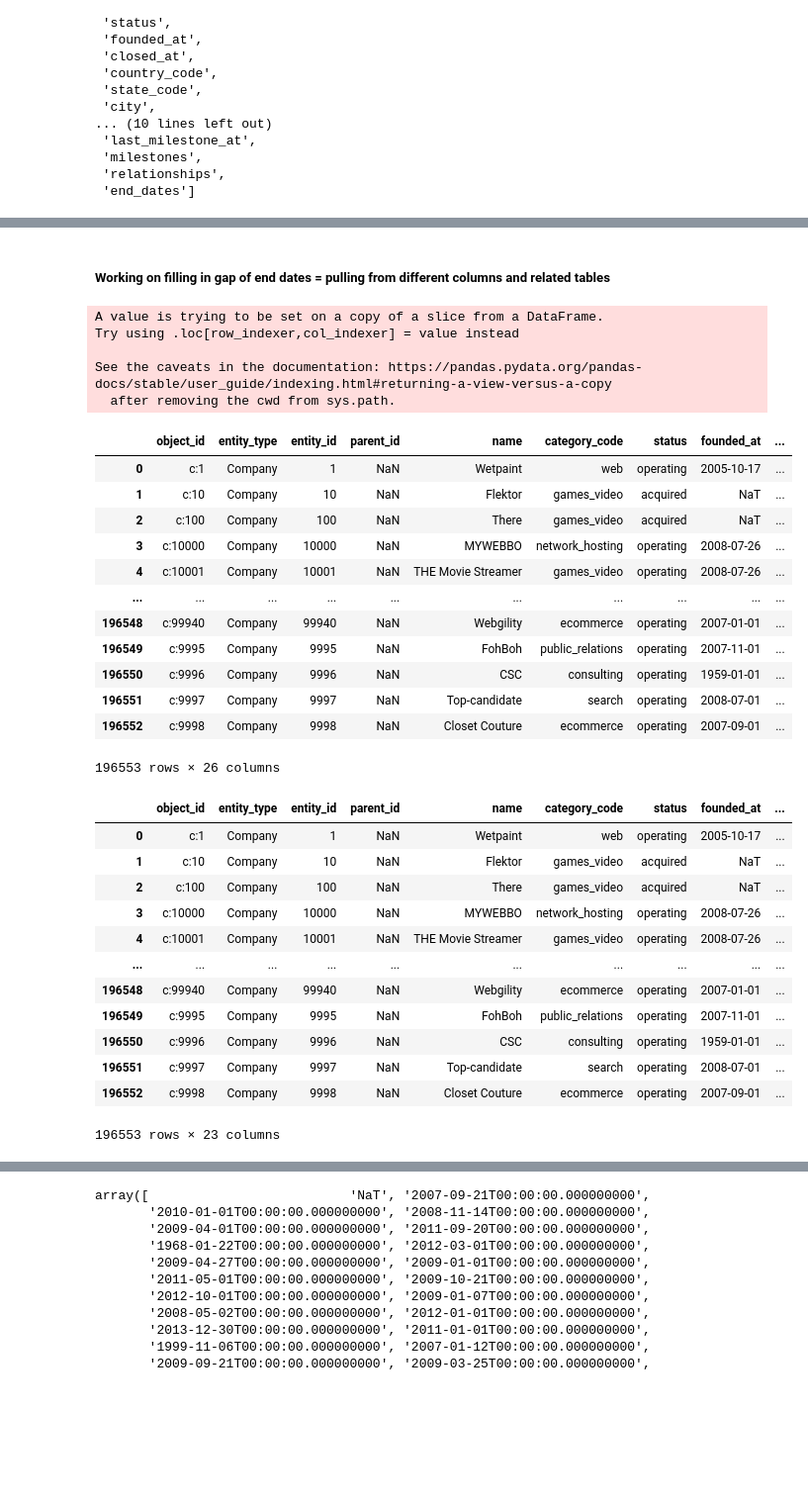
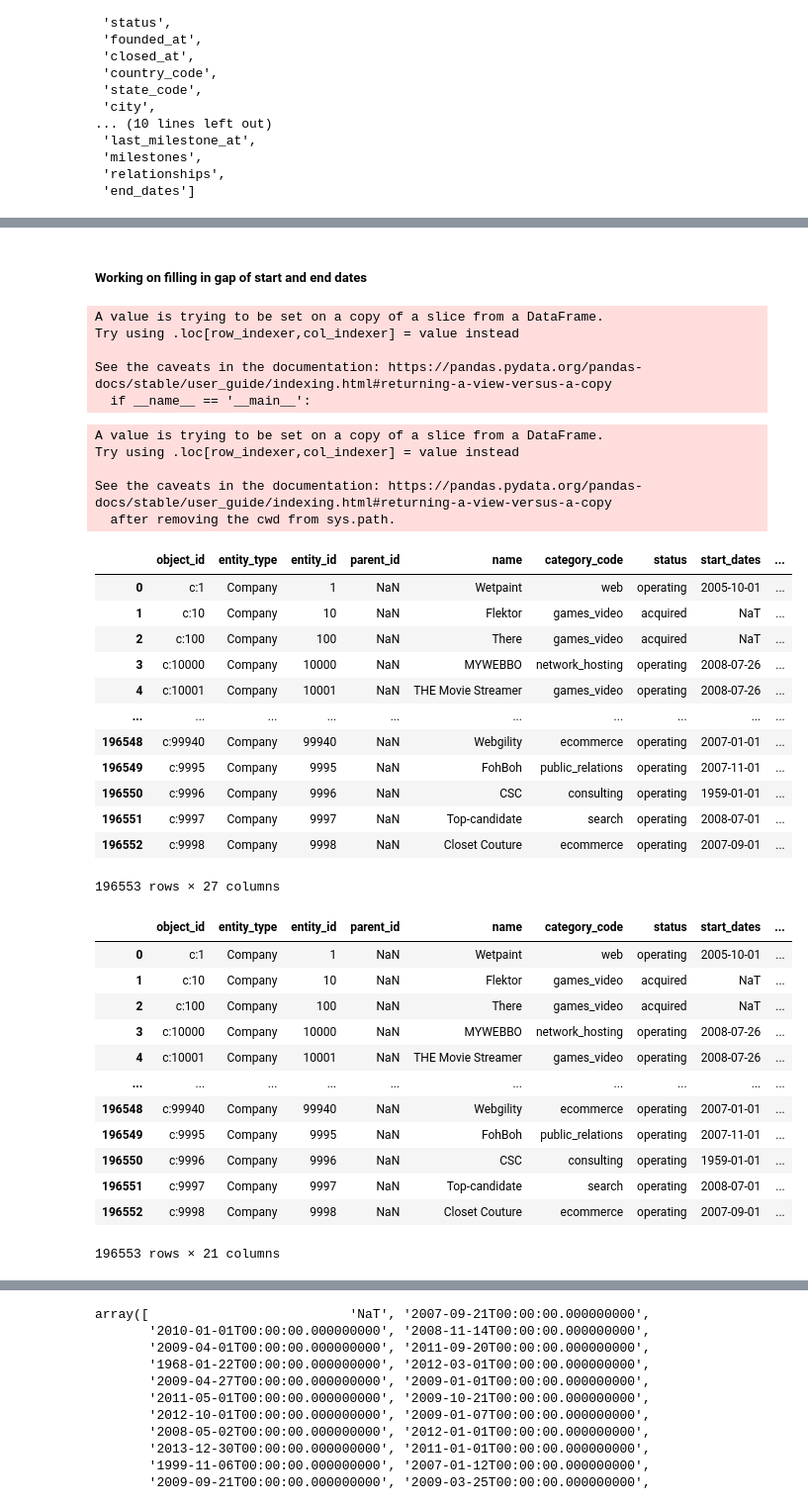
Before and after one commit to PaulIsenberg/FWIP_Venture, a Jupyter notebook: transform_end_date.ipynb, the cells around one changed output, grey strips where cells are left out. Shown at 99% size. Drawn from its saved outputs; the diff is of its cells as text; code cells hidden in the pictures; blank space fills up the shorter version.

```diff
--- a/transform_end_date.ipynb
+++ b/transform_end_date.ipynb
@@ -178,4 +173,8 @@ objects_clean.columns.to_list()
  'milestones',
  'relationships',
  'end_dates']
+# %%
+# Adding new column for collecting start dates
+
+objects_clean["start_dates"] = ""
 # %%
@@ -194,11 +193,12 @@ objects_clean.head()
 # %%
-objects_clean2 = objects_clean[['object_id',
+objects_clean = objects_clean[['object_id',
  'entity_type',
  'entity_id',
  'parent_id',
  'name',
  'category_code',
  'status',
+ 'start_dates',
  'founded_at',
  'first_investment_at',
  'first_funding_at',
@@ -232,6 +232,6 @@ objects_clean2.head()
 #objects_clean2.dtypes
 # %%
 # Filtering 'companies' only
-companies_df = objects_clean2[objects_clean2['entity_type']=='Company']
+companies_df = objects_clean[objects_clean['entity_type']=='Company']
 companies_df
 # %% [output]
@@ -251,17 +251,18 @@ companies_df
 # %% [markdown]
-##### Working on filling in gap of end dates = pulling from different columns and related tables
+##### Working on filling in gap of start and end dates
 # %%
-# Filling out end dates gaps by combining dates from three columns of 'Companies':
-# closed_at, last_investment_at, last_funding_at.
-# If conflicting dates are found in one record, the latest is taken.
-def maxdate(a,b,c):
-    if a == 'NaT':
-        return max(b,c)
-    elif b == 'NaT':
-        return max(a,c)
-    else:
-        return c
+# Filling out start dates gaps by combining dates from three columns of 'Companies':
+# funded_at, first_investment_at, first_funding_at.
+# If conflicting dates are found in one record, the earliest is taken.
 
+def mindate(a,b,c):
+    return min(a,b,c)
 
-#def maxdate(a,b,c):
- #   return max(a,b,c)
+companies_df['start_dates'] = companies_df.apply(lambda row : mindate(row['founded_at'],
+                     row['first_investment_at'], row['first_funding_at']), axis = 1)
+# %% [output]
+A value is trying to be set on a copy of a slice from a DataFrame.
+Try using .loc[row_indexer,col_indexer] = value instead
+
+See the caveats in the documentation: https://pandas.pydata.org/pandas-docs/stable/user_guide/indexing.html#returning-a-view-versus-a-copy
+  if __name__ == '__main__':
@@ -279,8 +288,8 @@ See the caveats in the documentation: https://pandas.pydata.org/pandas-docs/stab
 # %%
 companies_df
 # %% [output]
-|  | object_id | entity_type | entity_id | parent_id | name | category_code | status | founded_at | ... |
-| 0 | c:1 | Company | 1 | NaN | Wetpaint | web | operating | 2005-10-17 | ... |
+|  | object_id | entity_type | entity_id | parent_id | name | category_code | status | start_dates | ... |
+| 0 | c:1 | Company | 1 | NaN | Wetpaint | web | operating | 2005-10-01 | ... |
 | 1 | c:10 | Company | 10 | NaN | Flektor | games_video | acquired | NaT | ... |
 | 2 | c:100 | Company | 100 | NaN | There | games_video | acquired | NaT | ... |
 | 3 | c:10000 | Company | 10000 | NaN | MYWEBBO | network_hosting | operating | 2008-07-26 | ... |
@@ -293,12 +302,12 @@ companies_df
 | 196552 | c:9998 | Company | 9998 | NaN | Closet Couture | ecommerce | operating | 2007-09-01 | ... |
-196553 rows × 26 columns
+196553 rows × 27 columns
 # %%
 # Dropping columns
-companies_df_end = companies_df.drop(companies_df[['closed_at','last_investment_at','last_funding_at']], axis=1)
-companies_df_end
+cleaned_companies_df = companies_df.drop(companies_df[['founded_at','first_investment_at','first_funding_at','closed_at','last_investment_at','last_funding_at']], axis=1)
+cleaned_companies_df
 # %% [output]
-|  | object_id | entity_type | entity_id | parent_id | name | category_code | status | founded_at | ... |
-| 0 | c:1 | Company | 1 | NaN | Wetpaint | web | operating | 2005-10-17 | ... |
+|  | object_id | entity_type | entity_id | parent_id | name | category_code | status | start_dates | ... |
+| 0 | c:1 | Company | 1 | NaN | Wetpaint | web | operating | 2005-10-01 | ... |
 | 1 | c:10 | Company | 10 | NaN | Flektor | games_video | acquired | NaT | ... |
 | 2 | c:100 | Company | 100 | NaN | There | games_video | acquired | NaT | ... |
 | 3 | c:10000 | Company | 10000 | NaN | MYWEBBO | network_hosting | operating | 2008-07-26 | ... |
@@ -311,2 +320,2 @@ companies_df_end
 | 196552 | c:9998 | Company | 9998 | NaN | Closet Couture | ecommerce | operating | 2007-09-01 | ... |
-196553 rows × 23 columns
+196553 rows × 21 columns
```
Also changed, not shown: parts of 12 cells of this notebook.
